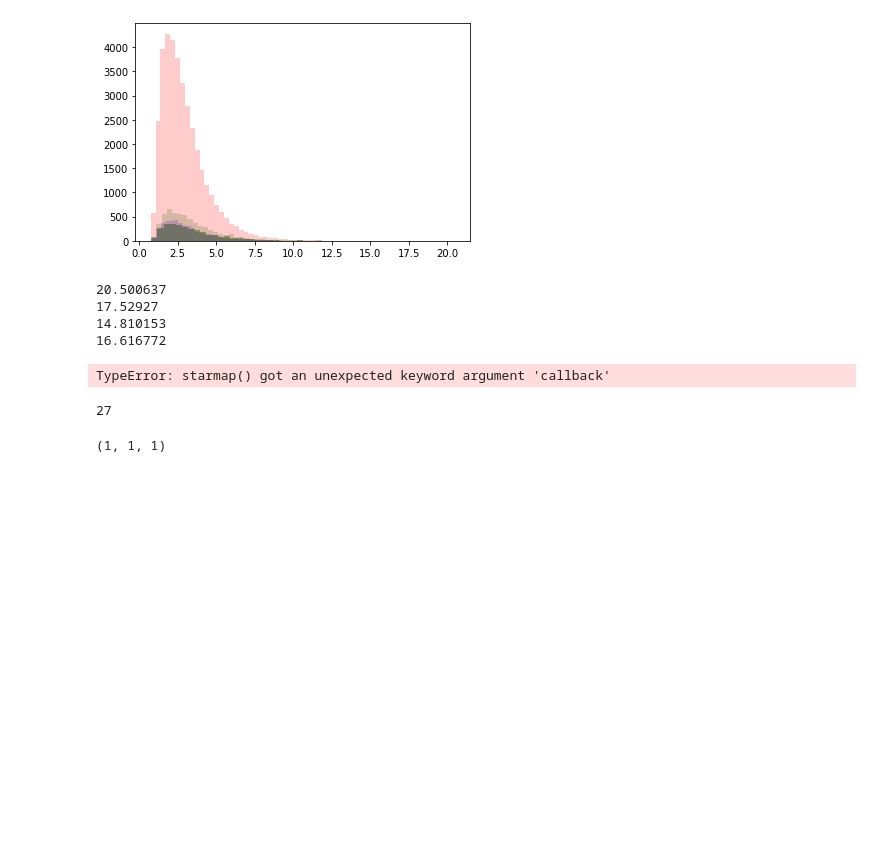
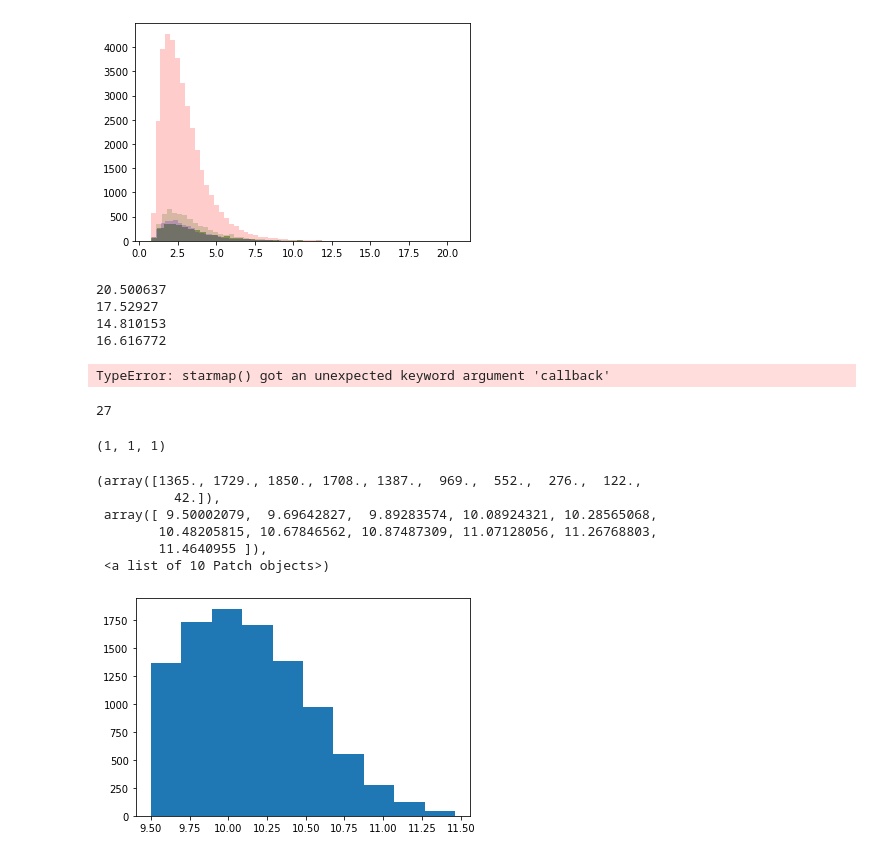
Before and after one commit to AlexanderFengler/nn_likelihoods, a Jupyter notebook: test_simulators.ipynb, the cells around one changed output. Saved outputs shown, nothing was run; the diff lists cells and outputs as text; code cells hidden in the pictures; blank space fills up the shorter version.

```diff
--- a/test_simulators.ipynb
+++ b/test_simulators.ipynb
@@ -692,0 +695,12 @@ for i in zip([1,2,3], [1, 2, 3], [1]):
+# %%
+x = truncnorm.rvs(-1, 3, size = 10000)
+# %%
+plt.hist(10 + x * 0.5)
+# %% [output]
+(array([1365., 1729., 1850., 1708., 1387.,  969.,  552.,  276.,  122.,
+          42.]),
+ array([ 9.50002079,  9.69642827,  9.89283574, 10.08924321, 10.28565068,
+        10.48205815, 10.67846562, 10.87487309, 11.07128056, 11.26768803,
+        11.4640955 ]),
+ <a list of 10 Patch objects>)
+[figure, added]
```
Also changed, not shown: parts of 2 cells of this notebook, 2 other files.
